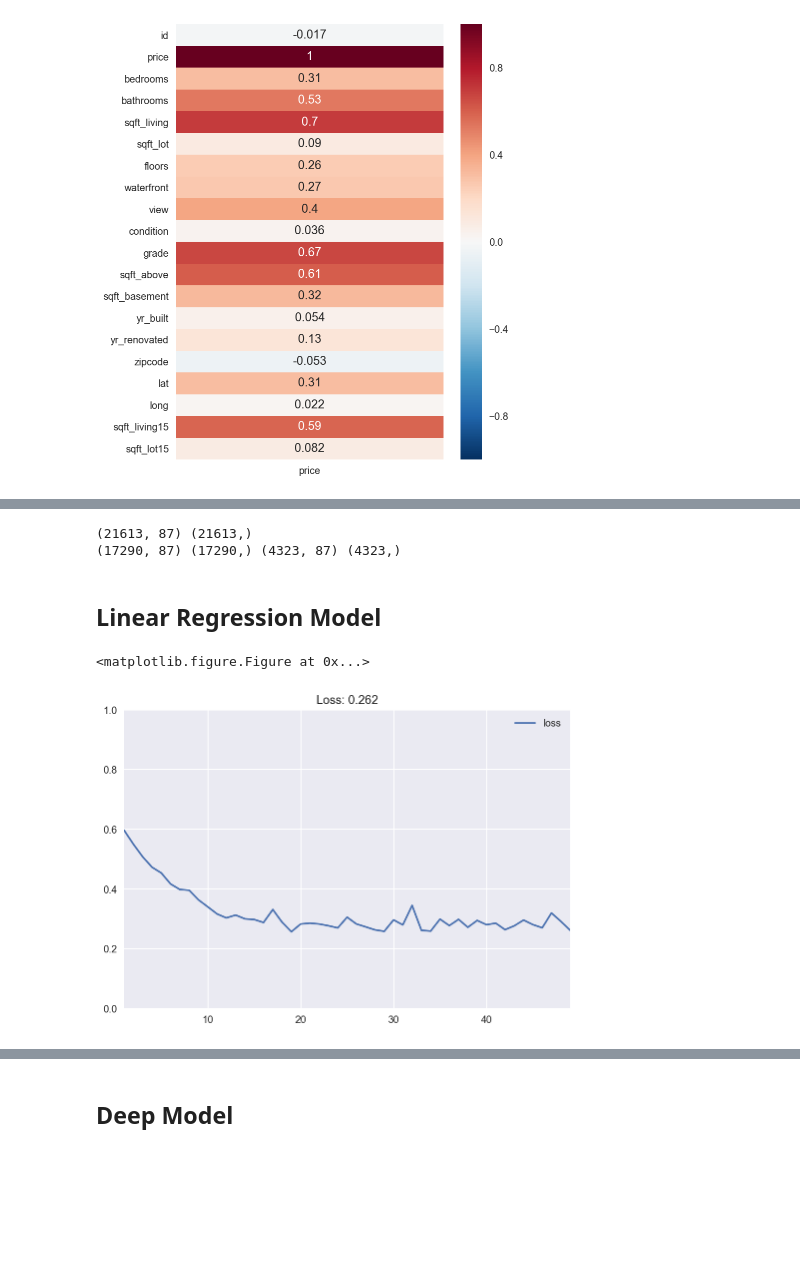
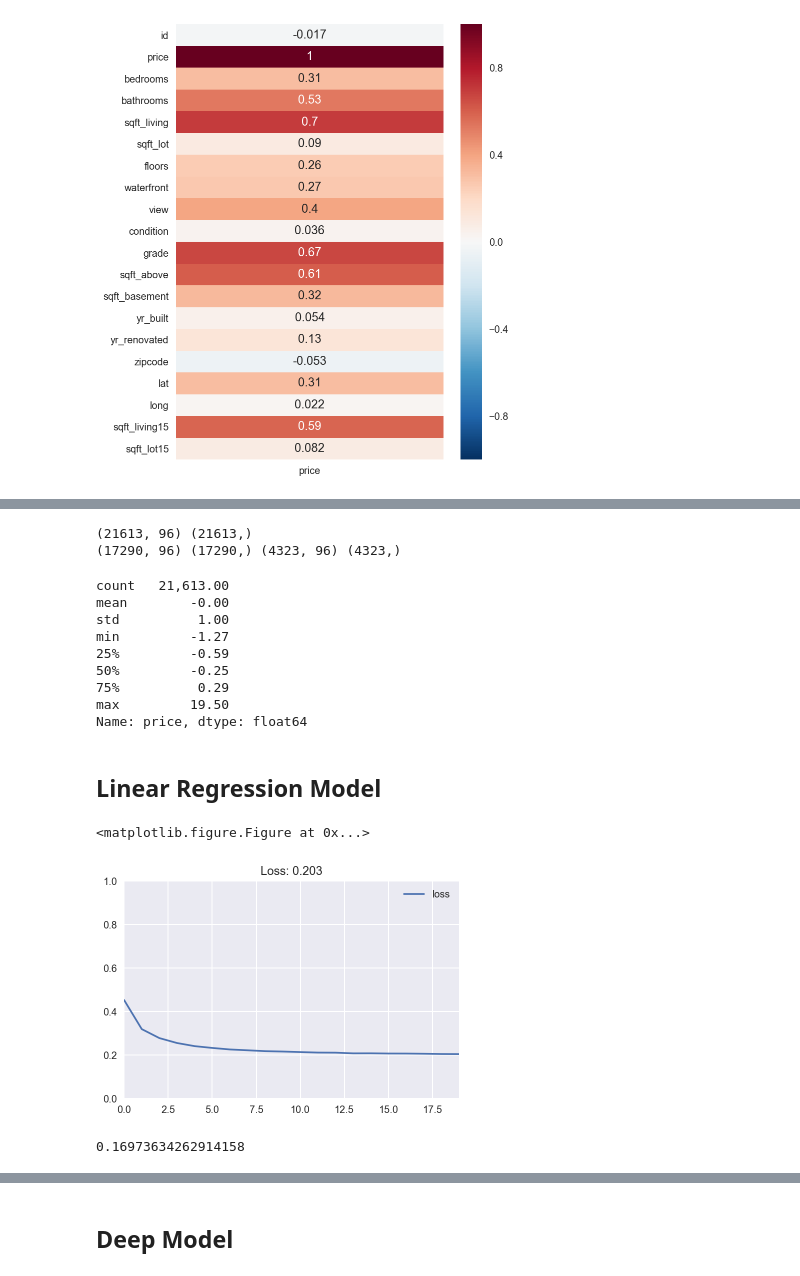
Before and after one commit to ardendertat/Applied-Deep-Learning-with-Keras, a Jupyter notebook: notebooks/Artificial Neural Networks.ipynb, the cells around one changed output, grey strips where cells are left out. Drawn from its saved outputs; the diff is of its cells as text; code cells hidden in the pictures; blank space fills up the shorter version.

```diff
--- a/notebooks/Artificial Neural Networks.ipynb
+++ b/notebooks/Artificial Neural Networks.ipynb
@@ -794,14 +796,16 @@ sns.heatmap(rawdf.corr()[['price']], annot=True, vmin=-1, vmax=1)
 # %%
 df = rawdf.copy()
 
-# features that need to be scaled
-ss = StandardScaler()
-scale_features = ['bathrooms', 'bedrooms', 'grade', 'price', 'sqft_above',
-                  'sqft_basement', 'sqft_living', 'sqft_living15', 'sqft_lot', 'sqft_lot15']
-df[scale_features] = ss.fit_transform(df[scale_features])
+# # features that need to be scaled
+# ss = StandardScaler()
+# scale_features = ['bathrooms', 'bedrooms', 'grade', 'price', 'sqft_above',
+#                   'sqft_basement', 'sqft_living', 'sqft_living15', 'sqft_lot', 'sqft_lot15']
+# df[scale_features] = ss.fit_transform(df[scale_features])
 
 # categorical features
-categorical_features = ['zipcode']
+# date
+df['date'] = [datetime.strptime(x, '%Y%m%dT000000').strftime('%Y-%m') for x in rawdf['date'].values]
+categorical_features = ['zipcode', 'date']
 df_cat = pd.get_dummies(df[categorical_features].astype('string'))
 df = df.drop(categorical_features, axis=1)
 df = pd.concat([df, df_cat], axis=1)
@@ -826,7 +830,8 @@ df = df.drop(bucketized_features, axis=1)
 df = pd.concat([df, yr_built_buckets, yr_renovated_buckets, lat_buckets, long_buckets], axis=1)
 
 # drop features
-drop_features = ['id', 'date']
+drop_features = ['id']
+drop_features.extend(bucketized_features)
 df = df.drop(drop_features, axis=1)
 
 df.head()
@@ -858,18 +857,34 @@ print(X.shape, y.shape)
 X_train, X_test, y_train, y_test = train_test_split(X, y, test_size=0.2, random_state=0)
 print(X_train.shape, y_train.shape, X_test.shape, y_test.shape)
 # %% [output]
-(21613, 87) (21613,)
-(17290, 87) (17290,) (4323, 87) (4323,)
+(21613, 96) (21613,)
+(17290, 96) (17290,) (4323, 96) (4323,)
+# %%
+df['price'].describe()
+# %% [output]
+count   21,613.00
+mean        -0.00
+std          1.00
+min         -1.27
+25%         -0.59
+50%         -0.25
+75%          0.29
+max         19.50
+Name: price, dtype: float64
 # %% [markdown]
 ## Linear Regression Model
 # %%
-model = Sequential()
-model.add(Dense(1, input_shape=(X.shape[1],)))
+lr_model = Sequential()
+lr_model.add(Dense(1, input_shape=(X.shape[1],)))
 
-model.compile('adam', 'mean_squared_error')
+lr_model.compile('adam', 'mean_squared_error')
 
-history = model.fit(X_train, y_train, epochs=50, verbose=0)
-plot_loss(history, skip_n=1)
+lr_history = lr_model.fit(X_train, y_train, epochs=20, verbose=0)
+plot_loss(lr_history)
 # %% [output]
 <matplotlib.figure.Figure at 0x...>
-[figure, old version]
+[figure, new version]
+# %%
+lr_model.evaluate(X_test, y_test, verbose=0)
+# %% [output]
+0.16973634262914158
```
Also changed, not shown: parts of 17 cells of this notebook.
